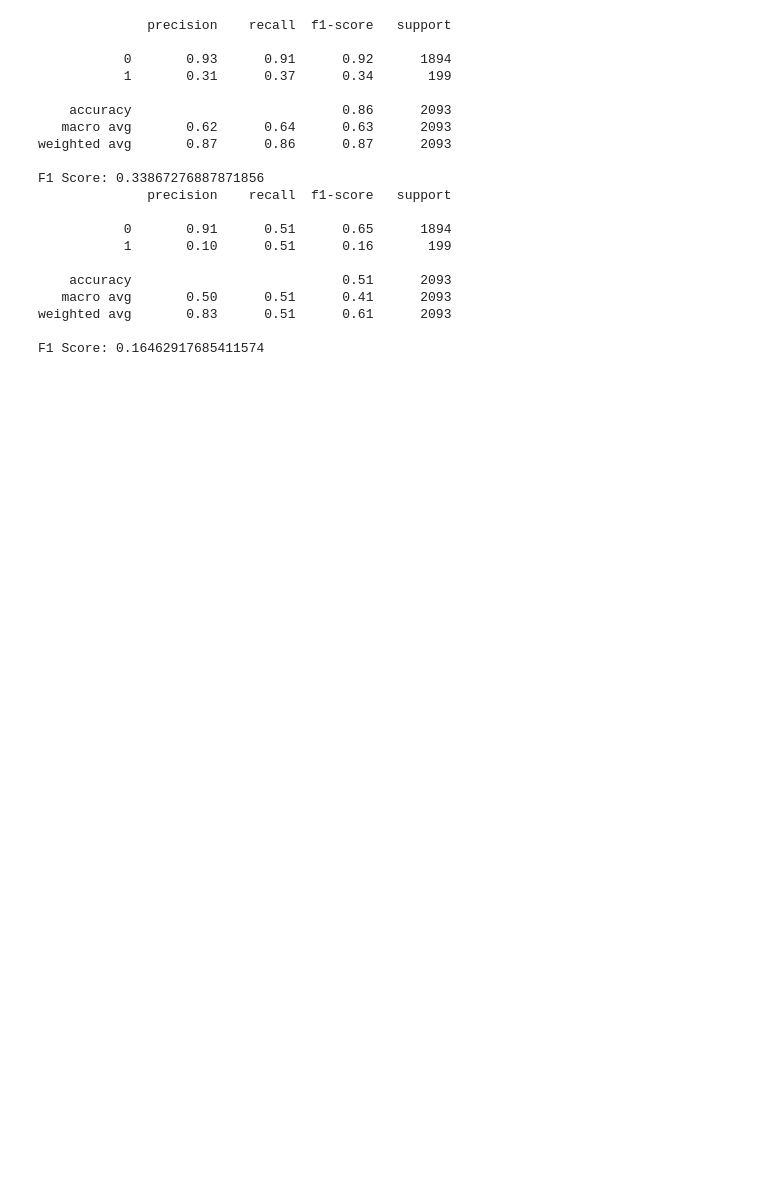
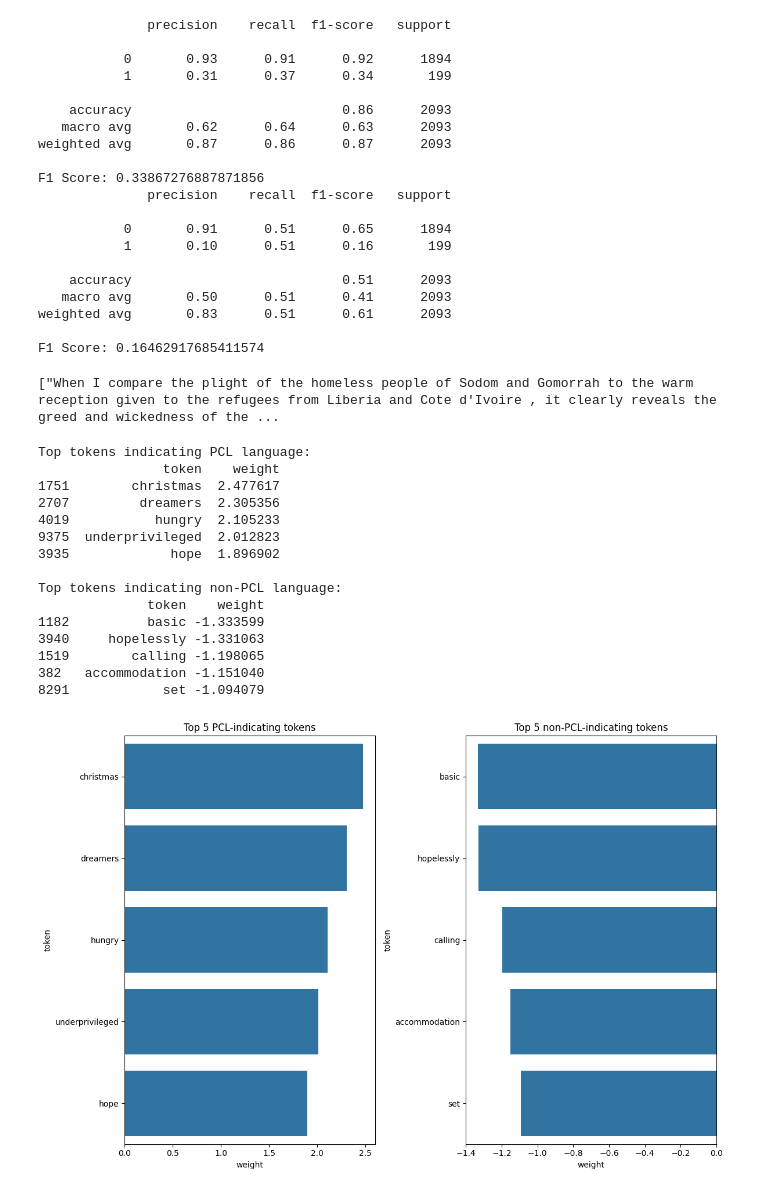
Before and after one commit to Hasasasaki/semeval_2022_task_4, a Jupyter notebook: data_analysis.ipynb, the cells around one changed output. Saved outputs shown, nothing was run; the diff lists cells and outputs as text; code cells hidden in the pictures; blank space fills up the shorter version.

Commit message:
add baseline model analysis

```diff
--- a/data_analysis.ipynb
+++ b/data_analysis.ipynb
@@ -344,3 +346,75 @@ F1 Score: 0.33867276887871856
 weighted avg       0.83      0.51      0.61      2093
 
 F1 Score: 0.16462917685411574
+# %%
+pcl_preds = model(pcl_samples['text'])
+non_pcl_preds = model(non_pcl_samples['text'])
+
+mispredictions = pcl_samples[pcl_samples['pcl_label'] != pcl_preds]
+print(mispredictions['text'].to_list())
+# %% [output]
+["When I compare the plight of the homeless people of Sodom and Gomorrah to the warm reception given to the refugees from Liberia and Cote d'Ivoire , it clearly reveals the greed and wickedness of the ...
+# %%
+def get_top_features(model, n=5):
+    """Extract the most positive and negative weighted tokens from the BoW model"""
+    # Get the vectorizer and classifier from your model
+    vectorizer = model.vectorizer
+    classifier = model.classifier
+
+    # Get feature names (tokens)
+    feature_names = vectorizer.get_feature_names_out()
+
+    # Get coefficients from the classifier
+    coefs = classifier.coef_[0]
+
+    # Create a DataFrame with tokens and their weights
+    token_weights = pd.DataFrame({
+        'token': feature_names,
+        'weight': coefs
+    })
+
+    # Sort by weight to get most positive and negative tokens
+    top_positive = token_weights.sort_values('weight', ascending=False).head(n)
+    top_negative = token_weights.sort_values('weight').head(n)
+
+    return top_positive, top_negative
+
+# Get top features
+top_positive, top_negative = get_top_features(model)
+
+# Display results
+print("Top tokens indicating PCL language:")
+print(top_positive)
+print("\nTop tokens indicating non-PCL language:")
+print(top_negative)
+
+# Visualize
+plt.figure(figsize=(12, 8))
+
+plt.subplot(1, 2, 1)
+sns.barplot(x='weight', y='token', data=top_positive)
+plt.title('Top 5 PCL-indicating tokens')
+
+plt.subplot(1, 2, 2)
+sns.barplot(x='weight', y='token', data=top_negative)
+plt.title('Top 5 non-PCL-indicating tokens')
+
+plt.tight_layout()
+plt.show()
+# %% [output]
+Top tokens indicating PCL language:
+                token    weight
+1751        christmas  2.477617
+2707         dreamers  2.305356
+4019           hungry  2.105233
+9375  underprivileged  2.012823
+3935             hope  1.896902
+
+Top tokens indicating non-PCL language:
+              token    weight
+1182          basic -1.333599
+3940     hopelessly -1.331063
+1519        calling -1.198065
+382   accommodation -1.151040
+8291            set -1.094079
+[figure, added]
```
Also changed, not shown: parts of 2 cells of this notebook.
